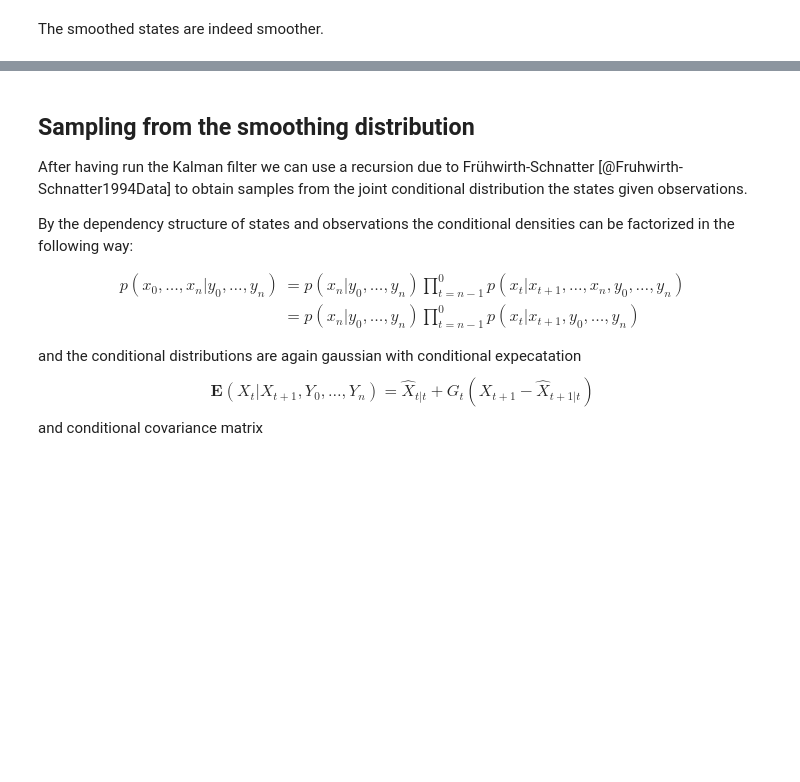
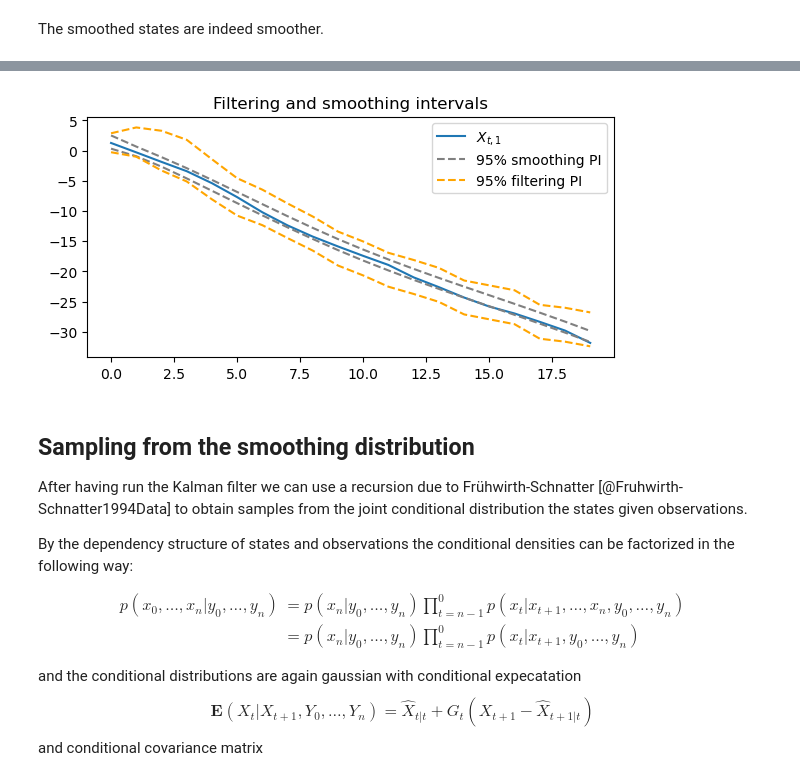
Before and after one commit to stefanheyder/isssm, a Jupyter notebook: nbs/10_kalman_filter_smoother.ipynb, the cells around one changed output, grey strips where cells are left out. Drawn from its saved outputs; the diff is of its cells as text; code cells hidden in the pictures; blank space fills up the shorter version.

Commit message:
Add prediction intervals for filter/smoother

```diff
--- a/nbs/10_kalman_filter_smoother.ipynb
+++ b/nbs/10_kalman_filter_smoother.ipynb
@@ -303,3 +307,45 @@ The smoothed states are indeed smoother.
+# %%
+#| export
+
+from tensorflow_probability.substrates.jax.distributions import Normal
+def filter_intervals(result: FilterResult, alpha: Float=.05) -> Float[Array, "2 n+1 m"]:
+    x_filt, Xi_filt, *_ = result
+    marginal_variances = vmap(jnp.diag)(Xi_filt)
+    dist = Normal(x_filt, marginal_variances)
+    lower = dist.quantile(alpha / 2)
+    upper = dist.quantile(1 - alpha / 2)
+
+    return jnp.concatenate((lower[None], upper[None]))
+
+def smoother_intervals(result: SmootherResult, alpha: Float = .05) -> Float[Array, "2 n+1 m"]:
+    x_smooth, Xi_smooth = result
+    marginal_variances = vmap(jnp.diag)(Xi_smooth)
+    dist = Normal(x_smooth, marginal_variances)
+    lower = dist.quantile(alpha / 2)
+    upper = dist.quantile(1 - alpha / 2)
+
+    return jnp.concatenate((lower[None], upper[None]))
+# %%
+filtered = kalman(y, glssm_model)
+s_result = smoother(filtered, glssm_model.A)
+
+s_lower, s_upper = smoother_intervals(s_result)
+f_lower, f_upper = filter_intervals(filtered)
+
+x_smooth, _ = s_result
+fig, ax1 = plt.subplots(1,1, figsize=(6, 3))
+fig.tight_layout()
+ax1.set_title("Filtering and smoothing intervals")
+ax1.plot(x[:20,0], label="$X_{t,1}$")
+ax1.plot(s_lower[:20,0], linestyle="--", color="grey")
+ax1.plot(s_upper[:20,0], linestyle="--", color="grey", label="95% smoothing PI")
+ax1.plot(f_lower[:20,0], linestyle="--", color="orange")
+ax1.plot(f_upper[:20,0], linestyle="--", color="orange", label="95% filtering PI")
+ax1.legend()
+
+plt.show()
+# %% [output]
+[figure, added]
 # %% [markdown]
 ## Sampling from the smoothing distribution
 
```
Also changed, not shown: parts of 3 cells of this notebook, 2 other files.
